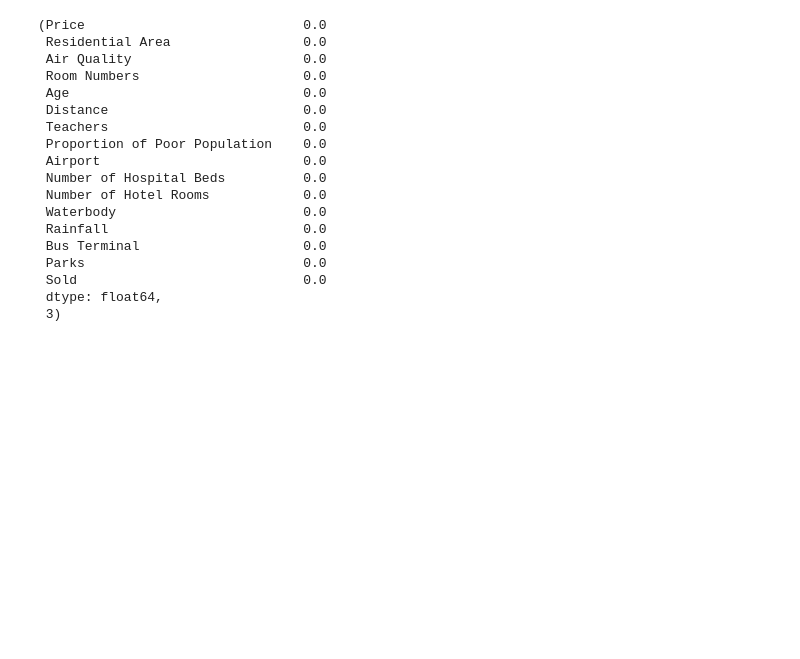
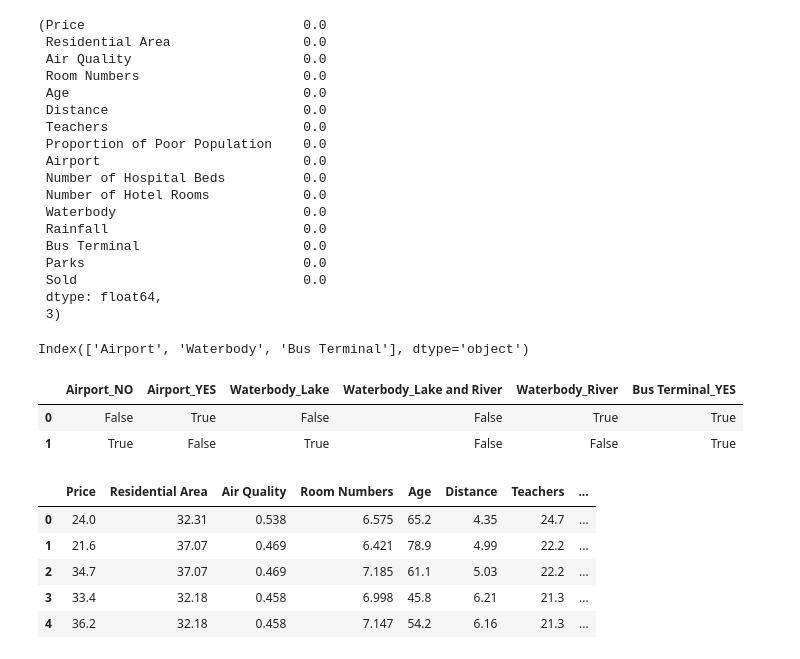
Before and after one commit to cyrixninja/Code-Unnati, a Jupyter notebook: python_scripts_ckpcet/supervised_regression/ml_on_house_price_data.ipynb, the cells around one changed output. Drawn from its saved outputs; the diff is of its cells as text; code cells hidden in the pictures; blank space fills up the shorter version.

```diff
--- a/python_scripts_ckpcet/supervised_regression/ml_on_house_price_data.ipynb
+++ b/python_scripts_ckpcet/supervised_regression/ml_on_house_price_data.ipynb
@@ -310,3 +292,15 @@ round(df_house_price.isnull().sum() / df_house_price.shape[0] * 100),3
  Sold                             0.0
  dtype: float64,
  3)
+# %%
+## Prepare Data for Machine Learning
+# We Know that the Machine Learning Algorithms are Mathematical Expressions so we need to provide the data to the algorithm in specific format
+# Encoding
+
+# Step 1 Divide the data based on thier data type
+df_cat = df_house_price.select_dtypes(include = ['object'])
+
+
+df_cat.columns
+# %% [output]
+Index(['Airport', 'Waterbody', 'Bus Terminal'], dtype='object')
@@ -312,0 +313,16 @@ round(df_house_price.isnull().sum() / df_house_price.shape[0] * 100),3
+# %%
+dummy_var2.head(2)
+# %% [output]
+|  | Airport_NO | Airport_YES | Waterbody_Lake | Waterbody_Lake and River | Waterbody_River | Bus Terminal_YES |
+| 0 | False | True | False | False | True | True |
+| 1 | True | False | True | False | False | True |
+# %%
+df_num = df_house_price.select_dtypes(include = [np.number])
+df_num.head()
+# %% [output]
+|  | Price | Residential Area | Air Quality | Room Numbers | Age | Distance | Teachers | ... |
+| 0 | 24.0 | 32.31 | 0.538 | 6.575 | 65.2 | 4.35 | 24.7 | ... |
+| 1 | 21.6 | 37.07 | 0.469 | 6.421 | 78.9 | 4.99 | 22.2 | ... |
+| 2 | 34.7 | 37.07 | 0.469 | 7.185 | 61.1 | 5.03 | 22.2 | ... |
+| 3 | 33.4 | 32.18 | 0.458 | 6.998 | 45.8 | 6.21 | 21.3 | ... |
+| 4 | 36.2 | 32.18 | 0.458 | 7.147 | 54.2 | 6.16 | 21.3 | ... |
```
Also changed, not shown: parts of 21 cells of this notebook.
